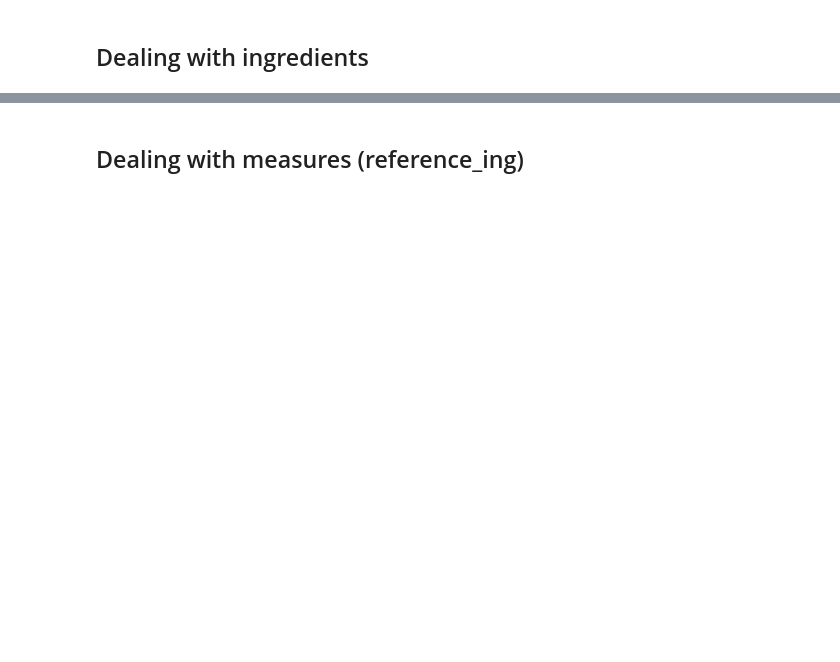
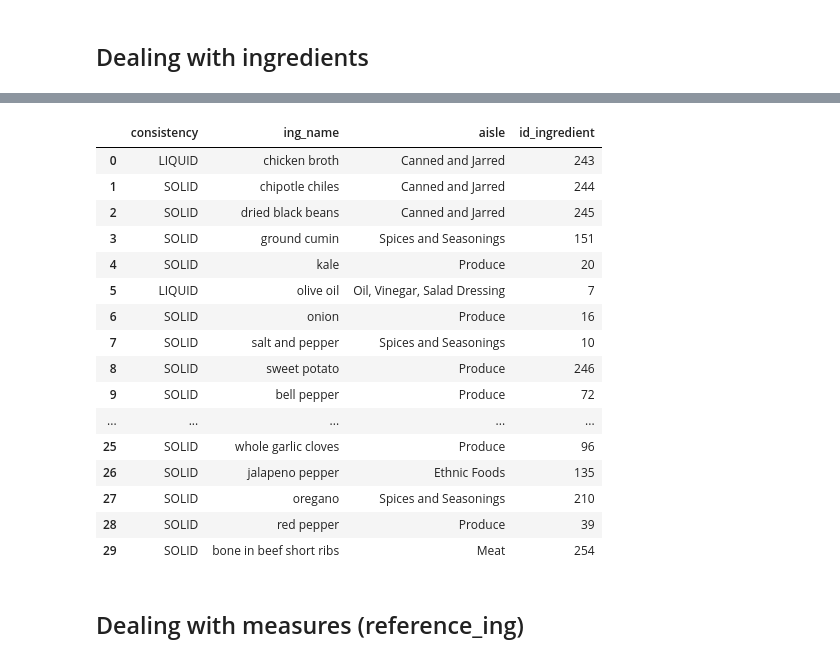
Before and after one commit to Maryem6/ETL-Python-PostgreSQL, a Jupyter notebook: ETLpythonproject.ipynb, the cells around one changed output, grey strips where cells are left out. Cells and saved outputs as stored; diff of their text form; code cells hidden in the pictures; blank space fills up the shorter version.

```diff
--- a/ETLpythonproject.ipynb
+++ b/ETLpythonproject.ipynb
@@ -168,21 +218,13 @@ counter=101
 ## Json to Pandas
 you can import any json data into pandas, the keys will become columns names
 # %%
-# Check if the 'recipes' key exists in the data dictionary and contains a list
-if 'recipes' in data and isinstance(data['recipes'], list):
-    # Convert the list of recipe dictionaries into a pandas DataFrame
-    df = pd.DataFrame(data['recipes'])
-
-    # Display the first few rows of the DataFrame to verify its structure
-    logger.debug(df.head())
-
-    # Log the number of recipes extracted
-    logger.info(f"Extracted {len(df)} recipes.")
-
-    # Log detailed information about the DataFrame, such as column types and non-null counts
-    logger.debug(df.info())
-
-else:
-    # Log an error if the 'recipes' key is missing or does not contain a list
-    logger.error("'recipes' key is missing or does not contain a valid list in the data dictionary.")
+try:
+    with open('recipes_to_transform.txt', 'r') as file:
+        data = json.load(file)
+    main_logger.info('Successfully loaded data from json_file')
+    df = pd.DataFrame(data)
+    main_logger.debug(df.head())
+    main_logger.debug(df.info())
+except Exception as e:
+    main_logger.error(f"Error loading data from recipes_to_transform.txt: {e}", exc_info=True)
 # %% [output]
@@ -206,0 +249,5 @@ memory usage: 23.7+ KB
+# %%
+# Show all columns
+pd.set_option('display.max_columns', None)
+# Display the first few rows of the DataFrame to verify its structure
+df.head()
@@ -415,3 +569,23 @@ memory usage: 12.8+ KB
+# %%
+dfIng.head(30)
+# %% [output]
+|  | consistency | ing_name | aisle | id_ingredient |
+| 0 | LIQUID | chicken broth | Canned and Jarred | 243 |
+| 1 | SOLID | chipotle chiles | Canned and Jarred | 244 |
+| 2 | SOLID | dried black beans | Canned and Jarred | 245 |
+| 3 | SOLID | ground cumin | Spices and Seasonings | 151 |
+| 4 | SOLID | kale | Produce | 20 |
+| 5 | LIQUID | olive oil | Oil, Vinegar, Salad Dressing | 7 |
+| 6 | SOLID | onion | Produce | 16 |
+| 7 | SOLID | salt and pepper | Spices and Seasonings | 10 |
+| 8 | SOLID | sweet potato | Produce | 246 |
+| 9 | SOLID | bell pepper | Produce | 72 |
+| ... | ... | ... | ... | ... |
+| 25 | SOLID | whole garlic cloves | Produce | 96 |
+| 26 | SOLID | jalapeno pepper | Ethnic Foods | 135 |
+| 27 | SOLID | oregano | Spices and Seasonings | 210 |
+| 28 | SOLID | red pepper | Produce | 39 |
+| 29 | SOLID | bone in beef short ribs | Meat | 254 |
 # %% [markdown]
 ## Dealing with measures (reference_ing)
 # %%
```
Also changed, not shown: parts of 53 cells of this notebook.
